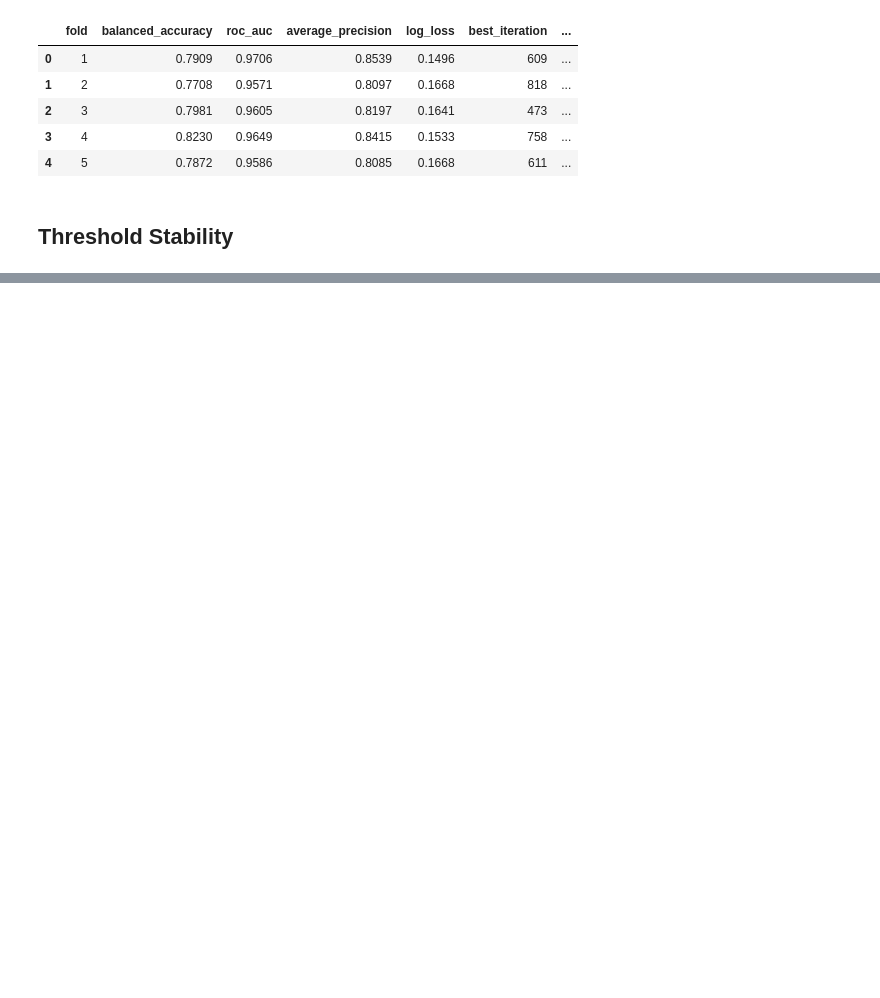
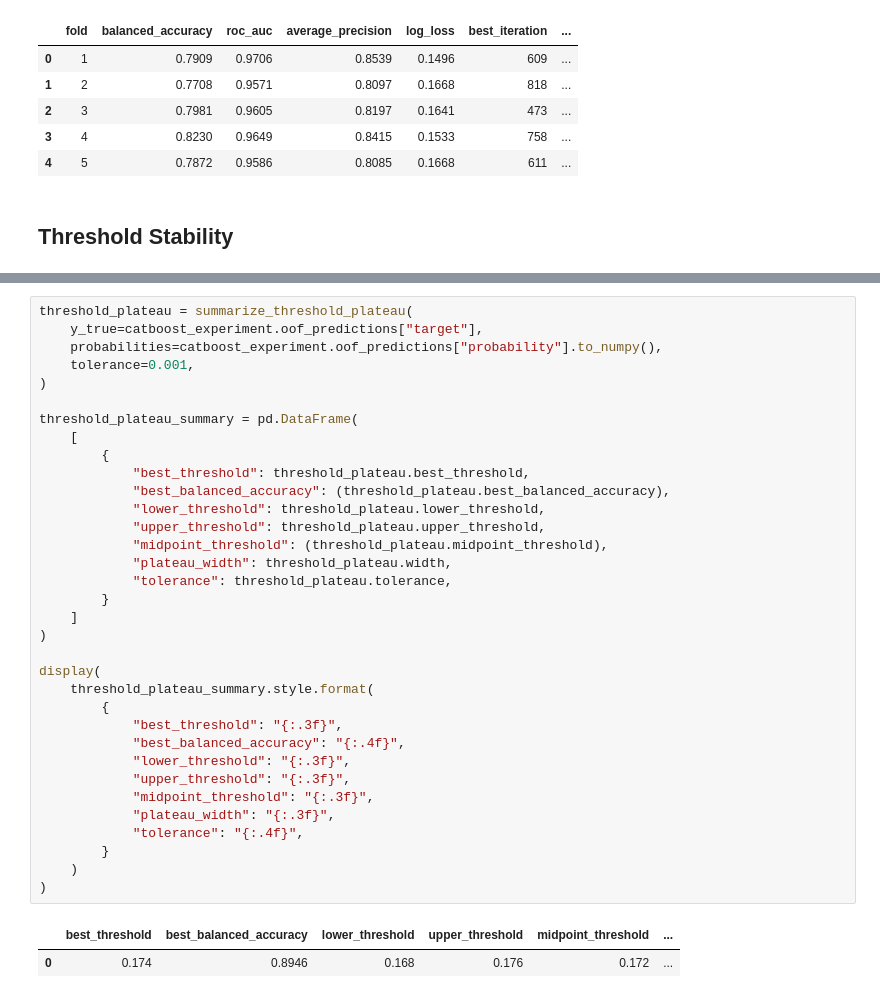
Before and after one commit to ayri77/neoversity-ml-final, a Jupyter notebook: notebooks/04_catboost_baseline.ipynb, the cells around one changed output, grey strips where cells are left out. Cells and saved outputs as stored; diff of their text form; blank space fills up the shorter version.

```diff
--- a/notebooks/04_catboost_baseline.ipynb
+++ b/notebooks/04_catboost_baseline.ipynb
@@ -225,0 +269,37 @@ Threshold std:  0.034
+# %%
+threshold_plateau = summarize_threshold_plateau(
+    y_true=catboost_experiment.oof_predictions["target"],
+    probabilities=catboost_experiment.oof_predictions["probability"].to_numpy(),
+    tolerance=0.001,
+)
+
+threshold_plateau_summary = pd.DataFrame(
+    [
+        {
+            "best_threshold": threshold_plateau.best_threshold,
+            "best_balanced_accuracy": (threshold_plateau.best_balanced_accuracy),
+            "lower_threshold": threshold_plateau.lower_threshold,
+            "upper_threshold": threshold_plateau.upper_threshold,
+            "midpoint_threshold": (threshold_plateau.midpoint_threshold),
+            "plateau_width": threshold_plateau.width,
+            "tolerance": threshold_plateau.tolerance,
+        }
+    ]
+)
+
+display(
+    threshold_plateau_summary.style.format(
+        {
+            "best_threshold": "{:.3f}",
+            "best_balanced_accuracy": "{:.4f}",
+            "lower_threshold": "{:.3f}",
+            "upper_threshold": "{:.3f}",
+            "midpoint_threshold": "{:.3f}",
+            "plateau_width": "{:.3f}",
+            "tolerance": "{:.4f}",
+        }
+    )
+)
+# %% [output]
+|  | best_threshold | best_balanced_accuracy | lower_threshold | upper_threshold | midpoint_threshold | ... |
+| 0 | 0.174 | 0.8946 | 0.168 | 0.176 | 0.172 | ... |
```
Also changed, not shown: parts of 17 cells of this notebook, 5 other files.
